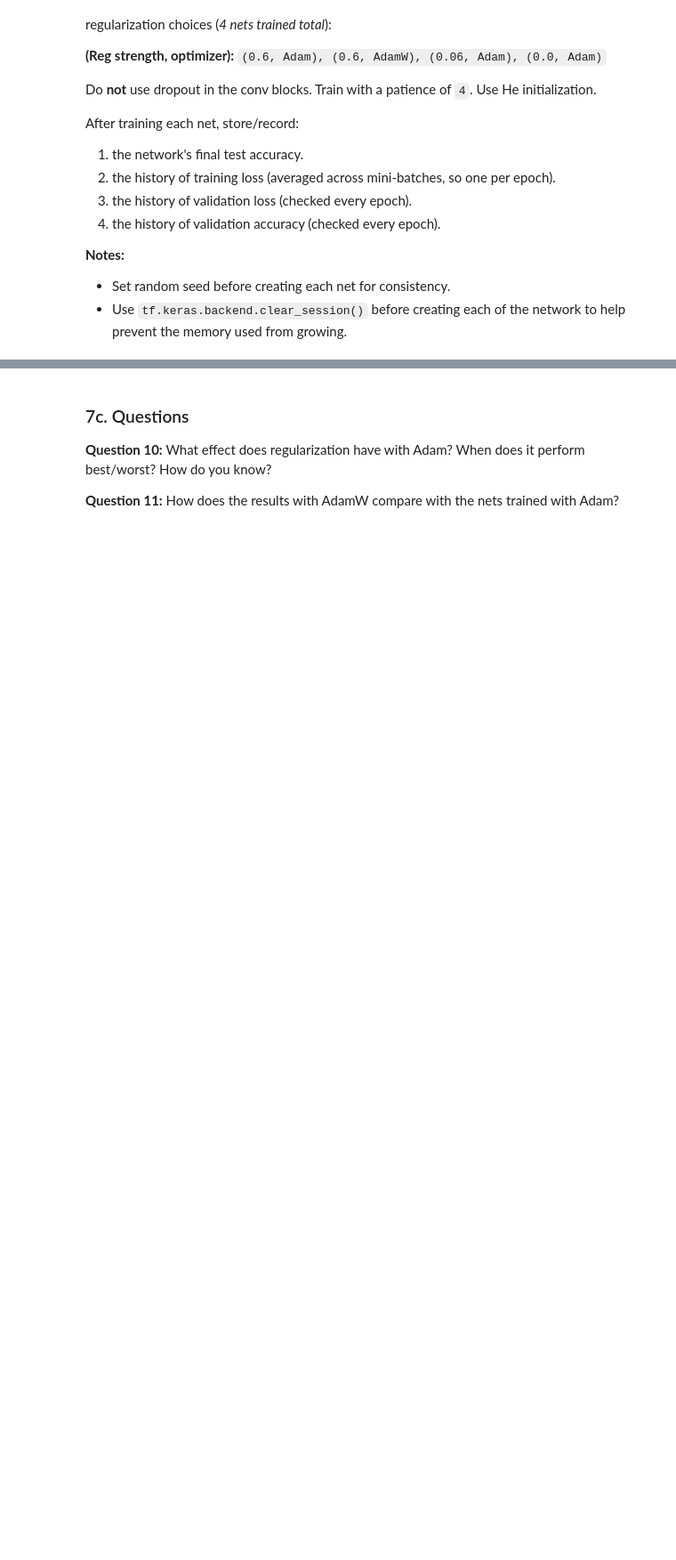
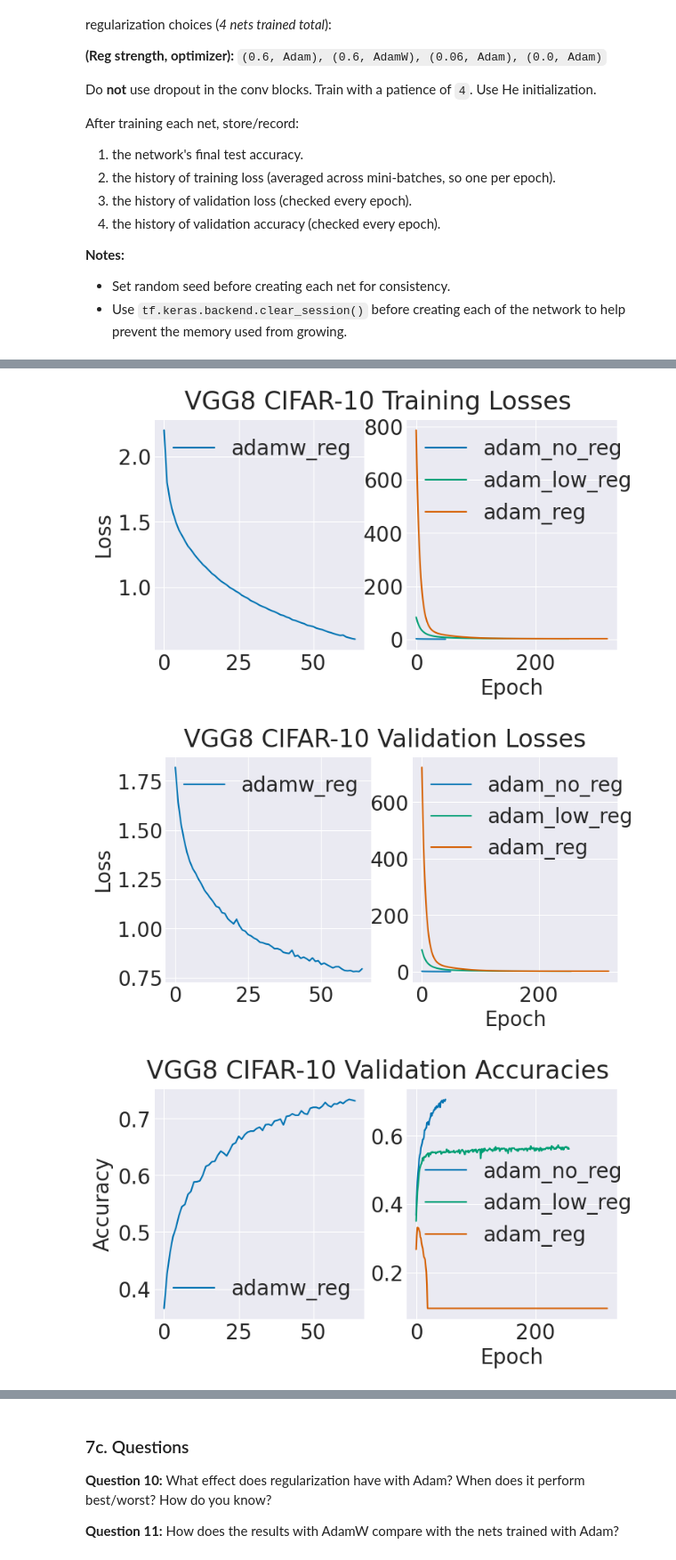
Before and after one commit to nssent25/CS444, a Jupyter notebook: Project1/vgg8.ipynb, the cells around one changed output, grey strips where cells are left out. Shown at 89% size. Drawn from its saved outputs; the diff is of its cells as text; code cells hidden in the pictures; blank space fills up the shorter version.

```diff
--- a/Project1/vgg8.ipynb
+++ b/Project1/vgg8.ipynb
@@ -618,5 +788,15 @@ After training each net, store/record:
 # %%
-def plot_hist_optimizer_exp(adamw_hist, adam_hists, adam_labels=['adam_reg', 'adam_low_reg', 'adam_no_reg'],
+#load in data for each optimizer
+train_losses = [results['adamw']['train_loss_hist'], results['adam_no_reg']['train_loss_hist'], results['adam_low_reg']['train_loss_hist'], results['adam_reg']['train_loss_hist']]
+val_losses = [results['adamw']['val_loss_hist'], results['adam_no_reg']['val_loss_hist'], results['adam_low_reg']['val_loss_hist'], results['adam_reg']['val_loss_hist']]
+val_accs = [results['adamw']['val_acc_hist'], results['adam_no_reg']['val_acc_hist'], results['adam_low_reg']['val_acc_hist'], results['adam_reg']['val_acc_hist']]
+test_accs = [results['adamw']['test_acc'], results['adam_no_reg']['test_acc'], results['adam_low_reg']['test_acc'], results['adam_reg']['test_acc']]
+#plotting function
+
+
+
+
+def plot_hist_optimizer_exp(adamw_hist, adam_hists, adam_labels=['adam_no_reg', 'adam_low_reg', 'adam_reg'],
                             title='',
                             ylabel=''):
     '''Plots either the training loss history, val loss history, or val acc history for the nets trained with adam and
@@ -626,39 +806,47 @@ def plot_hist_optimizer_exp(adamw_hist, adam_hists, adam_labels=['adam_reg', 'ad
 
     Parameters:
     -----------
     adamw_hist: array-like. len(hist_nodropout)=E, where E is number of epochs used to train.
         The training loss, val loss, OR val acc history for the net trained with Adam.
     adam_hists: list of lists. len(hists)=3. len(sublists) = E, where E is number of epochs used to train.
         The training loss, val loss, OR val acc history for the 3 networks.
     labels: list of str.
         The labels/order of conditions in adam_hists. Modify if your order does not match the default.
     title: str.
         A useful title.
     ylabel: str.
         A useful y label.
     '''
     fig, axes = plt.subplots(ncols=2, figsize=(8,4))
 
     axes[0].plot(adamw_hist, label='adamw_reg')
     for i in range(len(adam_labels)):
         axes[1].plot(adam_hists[i], label=adam_labels[i])
 
     axes[0].legend()
     axes[1].legend()
     fig.suptitle(title)
     axes[0].set_ylabel(ylabel)
     axes[1].set_xlabel('Epoch')
     plt.show()
 
-# This code is here to help you plot your results and test accuracies. It will almost certainly not exactly work
-# with your variables. Feel free to adapt to suit your needs or delete and use your own code.
-plot_hist_optimizer_exp(train_losses[0], train_losses[1:], title='VGG8 CIFAR-10 training losses', ylabel='Loss')
-plot_hist_optimizer_exp(val_losses[0], val_losses[1:], title='VGG8 CIFAR-10 val losses', ylabel='Loss')
-plot_hist_optimizer_exp(val_accs[0], val_accs[1:], title='VGG8 CIFAR-10 val accs', ylabel='Accuracy')
+# Define labels for the plots
+all_labels = ['adamw_reg', 'adam_no_reg', 'adam_low_reg', 'adam_reg']
 
+# Plot training losses
+plot_hist_optimizer_exp(train_losses[0], train_losses[1:], adam_labels=all_labels[1:], title='VGG8 CIFAR-10 Training Losses', ylabel='Loss')
 
-all_labels = ['adamw_reg', 'adam_reg', 'adam_low_reg', 'adam_no_reg']
-print('Test accs:')
-print()
+# Plot validation losses
+plot_hist_optimizer_exp(val_losses[0], val_losses[1:], adam_labels=all_labels[1:], title='VGG8 CIFAR-10 Validation Losses', ylabel='Loss')
+
+# Plot validation accuracies
+plot_hist_optimizer_exp(val_accs[0], val_accs[1:], adam_labels=all_labels[1:], title='VGG8 CIFAR-10 Validation Accuracies', ylabel='Accuracy')
+
+# Print test accuracies
+print('Test accuracies:')
 for i in range(len(all_labels)):
-    print(f'{all_labels[i]}: {100*test_accs[i]:.2f}')
+    print(f'{all_labels[i]}: {100*test_accs[i]:.2f}%')
+# %% [output]
+[figure, added]
+[figure, added]
+[figure, added]
```
Also changed, not shown: parts of 25 cells of this notebook, 2 other files.
